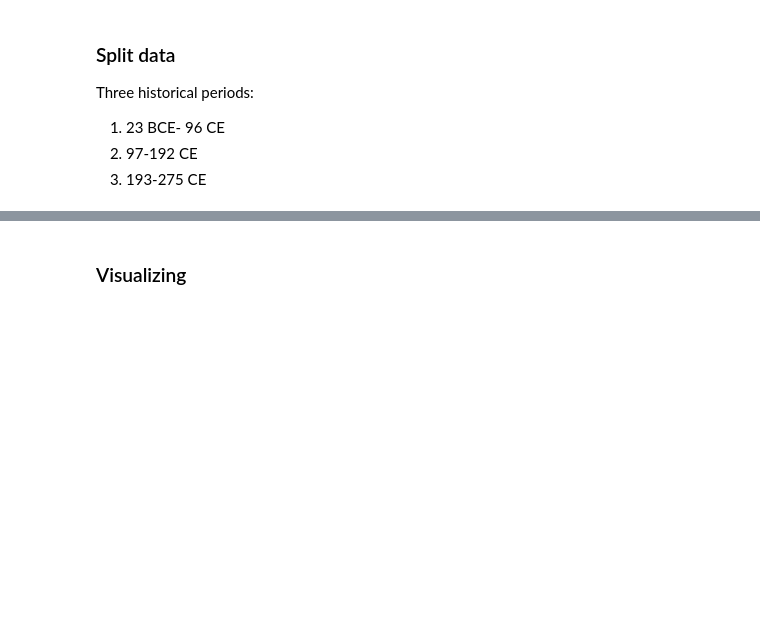
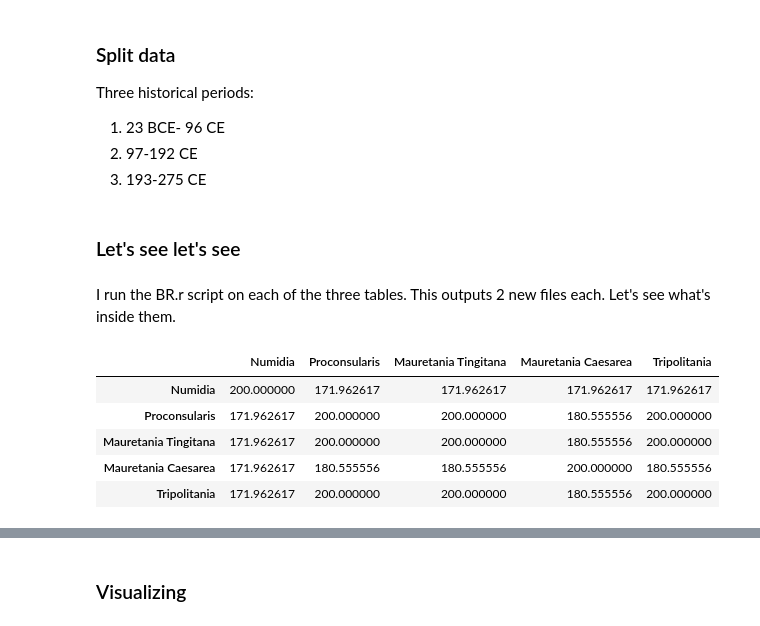
Before and after one commit to mondoboia/numismatic_distribution, a Jupyter notebook: numismatic_distribution.ipynb, the cells around one changed output, grey strips where cells are left out. Drawn from its saved outputs; the diff is of its cells as text; code cells hidden in the pictures; blank space fills up the shorter version.

```diff
--- a/numismatic_distribution.ipynb
+++ b/numismatic_distribution.ipynb
@@ -219,3 +219,17 @@ den_per_prov(df_africa1, 'df_africa1.csv')
 den_per_prov(df_africa2, 'df_africa2.csv')
 # %%
 den_per_prov(df_africa3, 'df_africa3.csv')
+# %% [markdown]
+### Let's see let's see
+# %% [markdown]
+I run the BR.r script on each of the three tables. This outputs 2 new files  each. Let's see what's inside them.
+# %%
+df1 = pd.read_csv('df_africa1_out.csv')
+df1
+# %% [output]
+|  | Numidia | Proconsularis | Mauretania Tingitana | Mauretania Caesarea | Tripolitania |
+| Numidia | 200.000000 | 171.962617 | 171.962617 | 171.962617 | 171.962617 |
+| Proconsularis | 171.962617 | 200.000000 | 200.000000 | 180.555556 | 200.000000 |
+| Mauretania Tingitana | 171.962617 | 200.000000 | 200.000000 | 180.555556 | 200.000000 |
+| Mauretania Caesarea | 171.962617 | 180.555556 | 180.555556 | 200.000000 | 180.555556 |
+| Tripolitania | 171.962617 | 200.000000 | 200.000000 | 180.555556 | 200.000000 |
```
Also changed, not shown: parts of 2 cells of this notebook.
